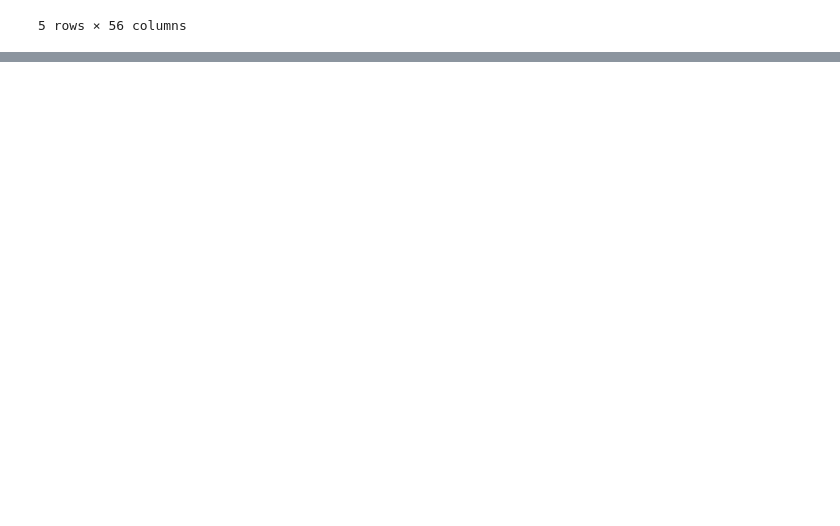
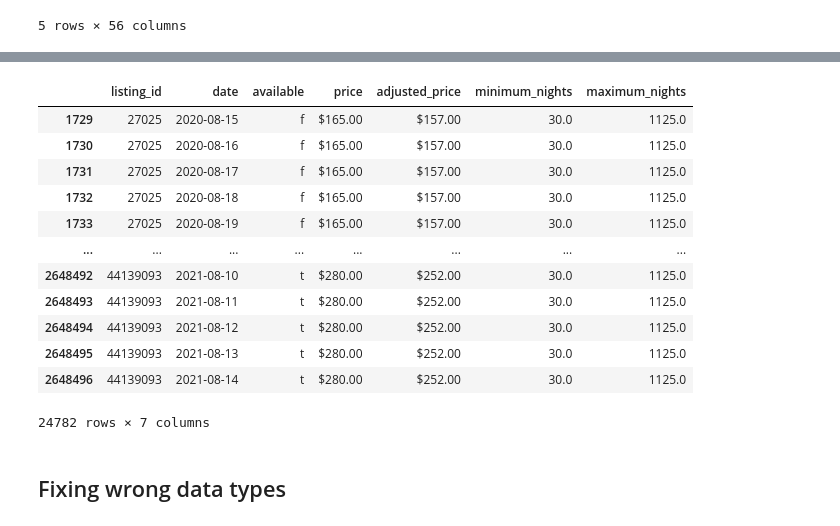
Before and after one commit to LingxingG/Data-Mining-Project, a Jupyter notebook: May Myo/pre-processing and EDA/Airbnb Data Pre-processing.ipynb, the cells around one changed output, grey strips where cells are left out. Cells and saved outputs as stored; diff of their text form; code cells hidden in the pictures; blank space fills up the shorter version.

```diff
--- a/May Myo/pre-processing and EDA/Airbnb Data Pre-processing.ipynb
+++ b/May Myo/pre-processing and EDA/Airbnb Data Pre-processing.ipynb
@@ -220,0 +274,18 @@ pickle_listings_df.head(5)
+# %%
+calendar_df.loc[calendar_df['price'] != calendar_df['adjusted_price']]
+# %% [output]
+|  | listing_id | date | available | price | adjusted_price | minimum_nights | maximum_nights |
+| 1729 | 27025 | 2020-08-15 | f | $165.00 | $157.00 | 30.0 | 1125.0 |
+| 1730 | 27025 | 2020-08-16 | f | $165.00 | $157.00 | 30.0 | 1125.0 |
+| 1731 | 27025 | 2020-08-17 | f | $165.00 | $157.00 | 30.0 | 1125.0 |
+| 1732 | 27025 | 2020-08-18 | f | $165.00 | $157.00 | 30.0 | 1125.0 |
+| 1733 | 27025 | 2020-08-19 | f | $165.00 | $157.00 | 30.0 | 1125.0 |
+| ... | ... | ... | ... | ... | ... | ... | ... |
+| 2648492 | 44139093 | 2021-08-10 | t | $280.00 | $252.00 | 30.0 | 1125.0 |
+| 2648493 | 44139093 | 2021-08-11 | t | $280.00 | $252.00 | 30.0 | 1125.0 |
+| 2648494 | 44139093 | 2021-08-12 | t | $280.00 | $252.00 | 30.0 | 1125.0 |
+| 2648495 | 44139093 | 2021-08-13 | t | $280.00 | $252.00 | 30.0 | 1125.0 |
+| 2648496 | 44139093 | 2021-08-14 | t | $280.00 | $252.00 | 30.0 | 1125.0 |
+24782 rows × 7 columns
+# %% [markdown]
+## Fixing wrong data types
```
Also changed, not shown: parts of 33 cells of this notebook, 1 other file.
